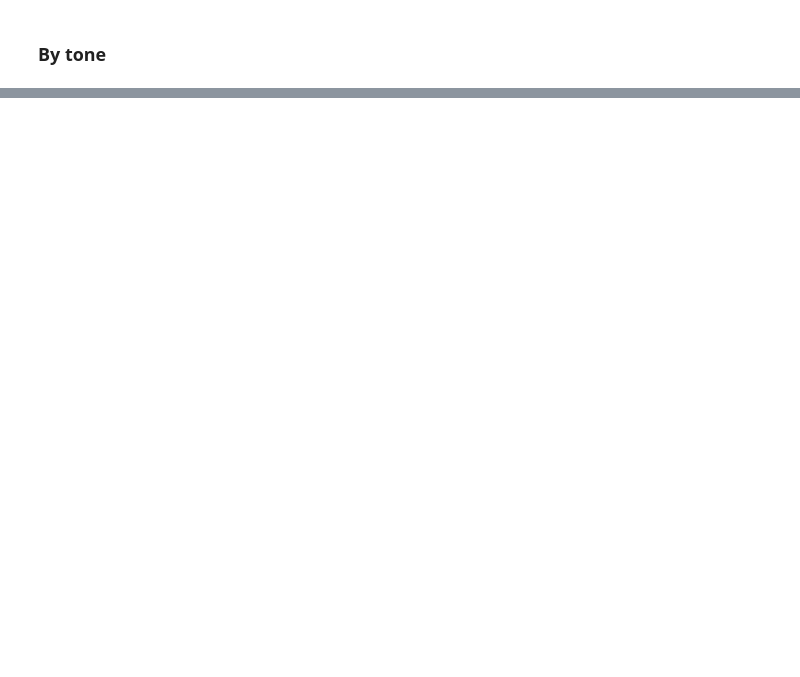
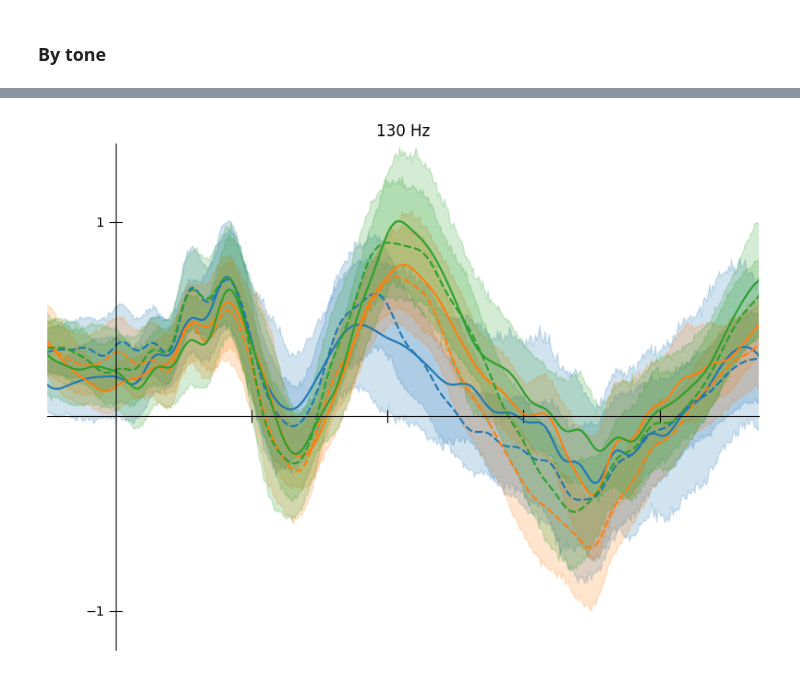
Before and after one commit to letitiayhho/tone-target-monitoring, a Jupyter notebook: analysis/erp.ipynb, the cells around one changed output, grey strips where cells are left out. Drawn from its saved outputs; the diff is of its cells as text; code cells hidden in the pictures; blank space fills up the shorter version.

```diff
--- a/analysis/erp.ipynb
+++ b/analysis/erp.ipynb
@@ -204,0 +227,23 @@ Text(0.5, 1.0, 'Tone 3')
+# %%
+fig, ax = plt.subplots(figsize=(8, 6))
+
+# Formatting
+sns.despine(top=True, right=True)
+ax.spines['left'].set_position('zero')
+ax.spines['bottom'].set_position('zero')
+ax.set_yticks([-1, 1])
+ax.tick_params(length = 10, direction = 'inout')
+# ax.axes.yaxis.set_ticklabels([])
+ax.axes.xaxis.set_ticklabels([])
+
+# Plot
+graph = sns.lineplot(data = evokeds_tone_1, x = "msec", y = "uV", hue = "target", style = "accuracy", palette = 'tab10', ax = ax, legend = False, style_order = ['high', 'low'])
+graph.set_ylabel(None)
+graph.set_xlabel(None)
+graph.set_xlim(-50, 473)
+graph.set_ylim(-1.2, 1.4)
+graph.set_title("130 Hz")
+plt.tight_layout()
+plt.savefig('../figs/ERP-tone-1-by-accuracy.png', dpi = 300)
+# %% [output]
+[figure, added]
```
Also changed, not shown: parts of 15 cells of this notebook, 18 other files.
